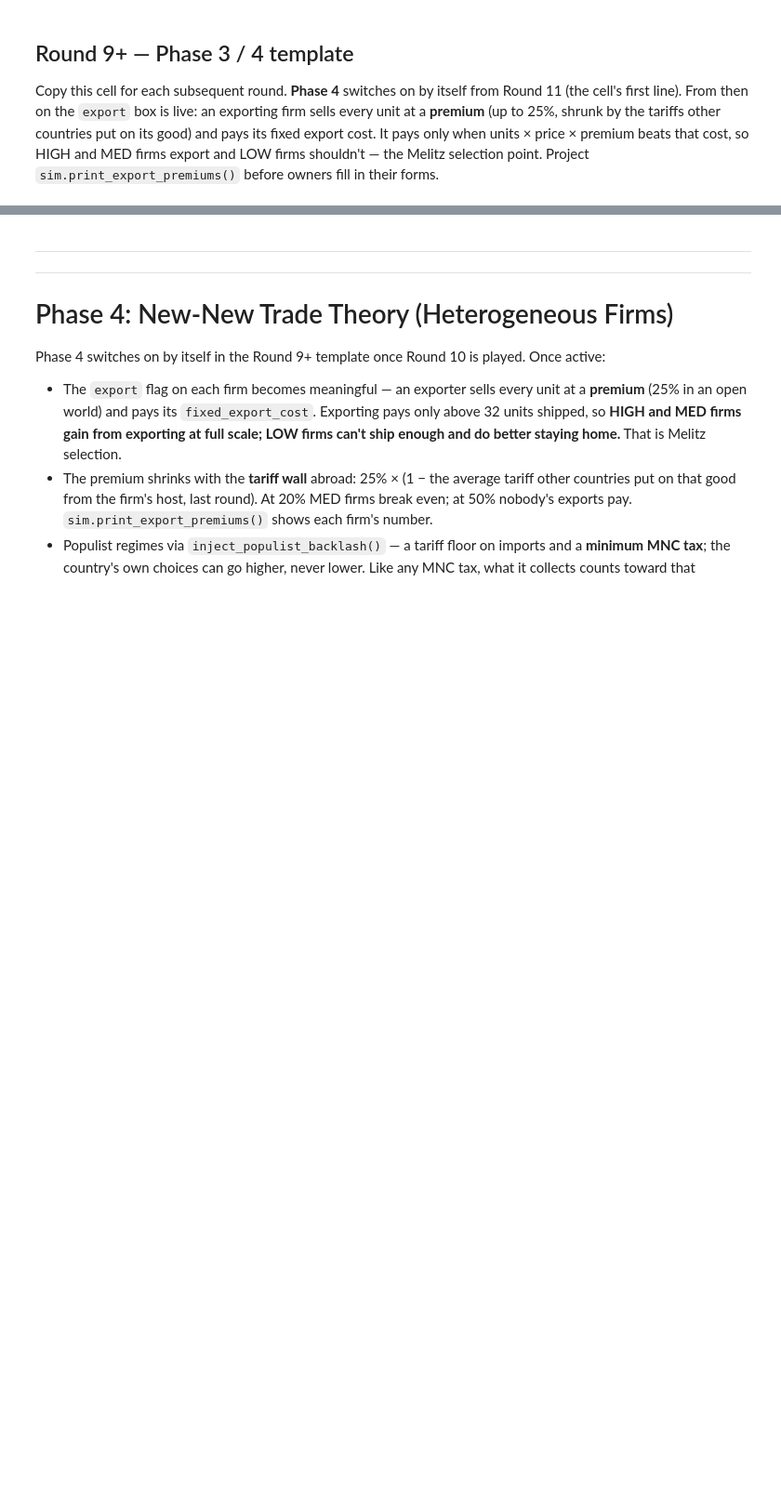
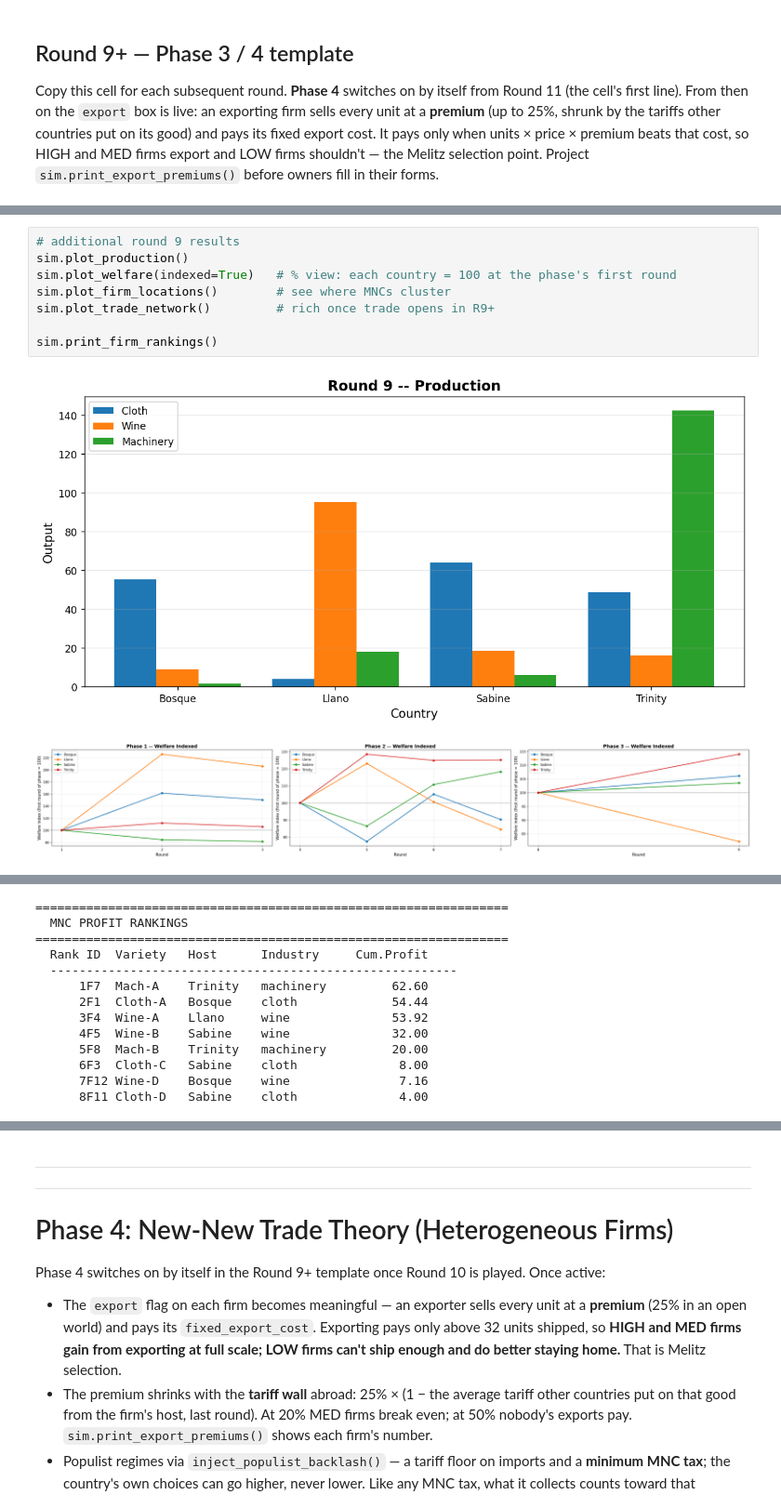
Before and after one commit to joshuaalley/ipe-simulation, a Jupyter notebook: simulation.ipynb, the cells around one changed output, grey strips where cells are left out. Shown at 93% size. Drawn from its saved outputs; the diff is of its cells as text; blank space fills up the shorter version.

```diff
--- a/simulation.ipynb
+++ b/simulation.ipynb
@@ -370,0 +422,11 @@ Copy this cell for each subsequent round. **Phase 4** switches on by itself from
+# %%
+# additional round 9 results
+sim.plot_production()
+sim.plot_welfare(indexed=True)   # % view: each country = 100 at the phase's first round
+sim.plot_firm_locations()        # see where MNCs cluster
+sim.plot_trade_network()         # rich once trade opens in R9+
+
+sim.print_firm_rankings()
+# %% [output]
+[figure, added]
+[figure, added]
@@ -370,0 +435,13 @@ Copy this cell for each subsequent round. **Phase 4** switches on by itself from
+=================================================================
+  MNC PROFIT RANKINGS
+=================================================================
+  Rank ID  Variety   Host      Industry     Cum.Profit
+  --------------------------------------------------------
+      1F7  Mach-A    Trinity   machinery         62.60
+      2F1  Cloth-A   Bosque    cloth             54.44
+      3F4  Wine-A    Llano     wine              53.92
+      4F5  Wine-B    Sabine    wine              32.00
+      5F8  Mach-B    Trinity   machinery         20.00
+      6F3  Cloth-C   Sabine    cloth              8.00
+      7F12 Wine-D    Bosque    wine               7.16
+      8F11 Cloth-D   Sabine    cloth              4.00
```
Also changed, not shown: parts of 12 cells of this notebook, 5 other files.
